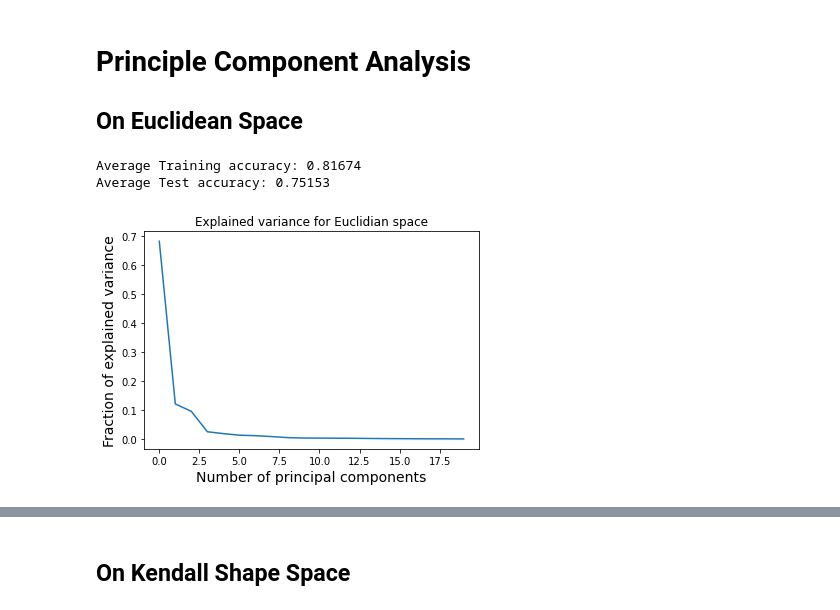
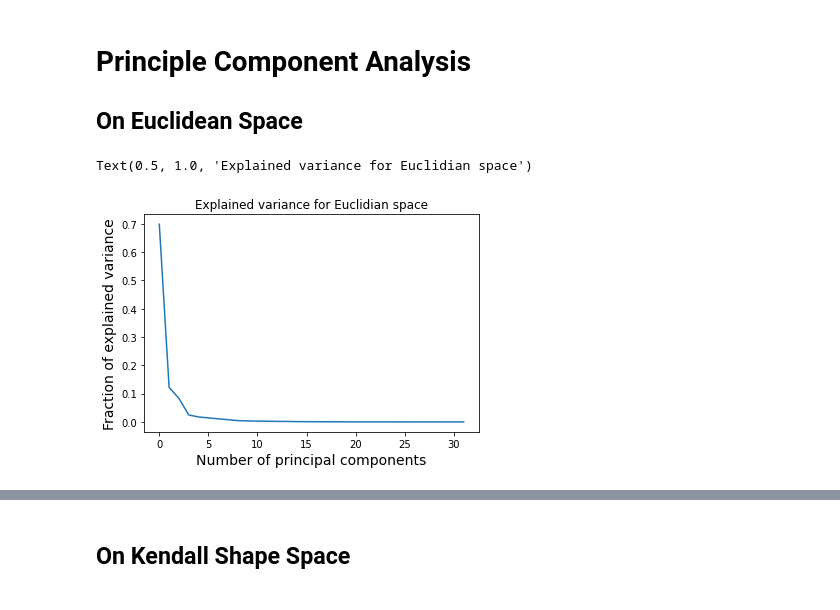
Before and after one commit to abhijithatreyat/geomstats_project, a Jupyter notebook: main.ipynb, the cells around one changed output, grey strips where cells are left out. Drawn from its saved outputs; the diff is of its cells as text; code cells hidden in the pictures.

```diff
--- a/main.ipynb
+++ b/main.ipynb
@@ -100,20 +100,19 @@ dataset[np.isnan(dataset).any(axis=2)] = 0
 # %%
 # PCA
 train_acc_avg = list()
 test_acc_avg = list()
-ncomponenets = 20
+ncomponenets = 32
 for i in range(10):
-    train_acc, test_acc , pca = Euclidian_LR(dataset,labels, ncomponenets)
+    X_train_pca, y_train,train_acc, test_acc , pca = Euclidian_LR(dataset,labels, ncomponenets)
     train_acc_avg.append(train_acc)
     test_acc_avg.append(test_acc)
 
 plt.figure()
 plt.plot(pca.explained_variance_ratio_)
 plt.xlabel("Number of principal components", size=14)
 plt.ylabel("Fraction of explained variance", size=14);
 plt.title("Explained variance for Euclidian space")
 # %% [output]
-Average Training accuracy: 0.81674
-Average Test accuracy: 0.75153
+Text(0.5, 1.0, 'Explained variance for Euclidian space')
-[figure, old version]
+[figure, new version]
 # %%
```
Also changed, not shown: parts of 9 cells of this notebook, 1 other file.
